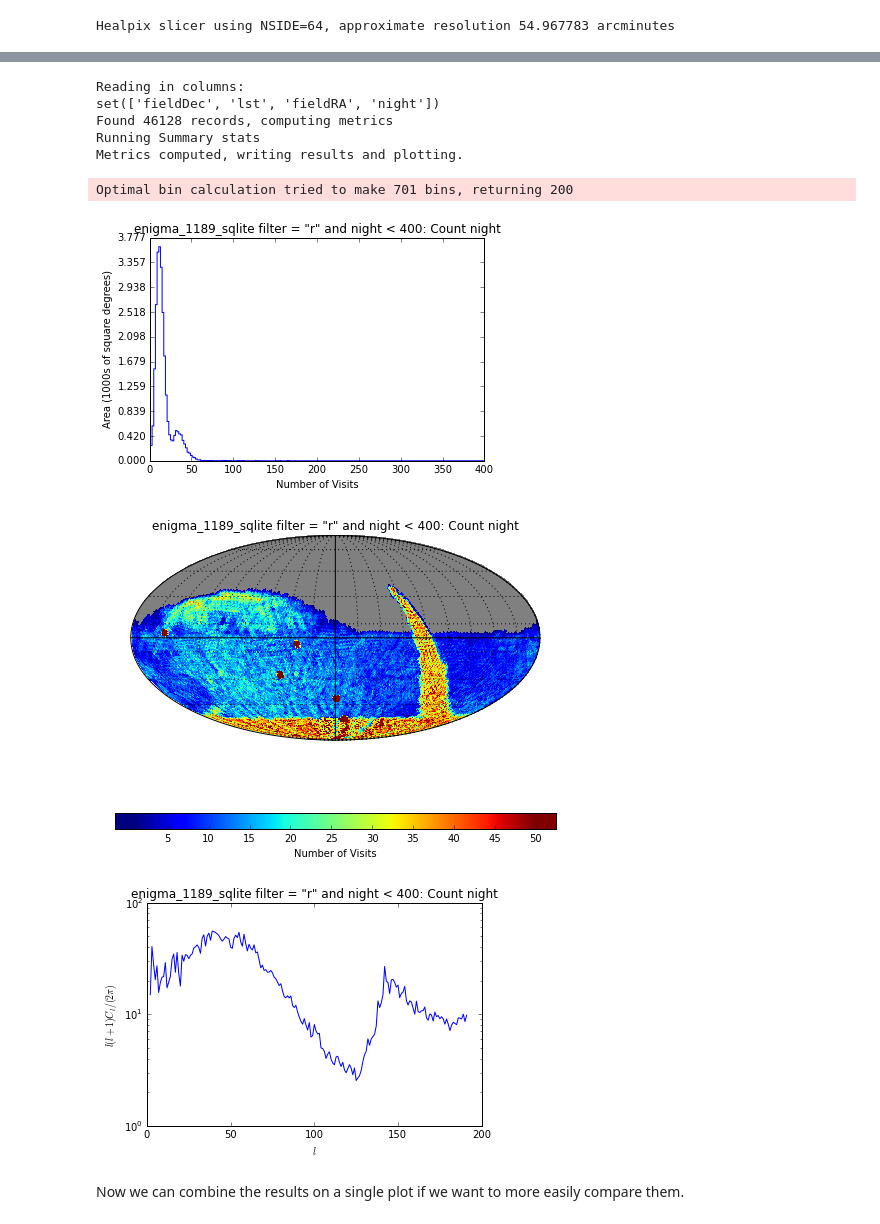
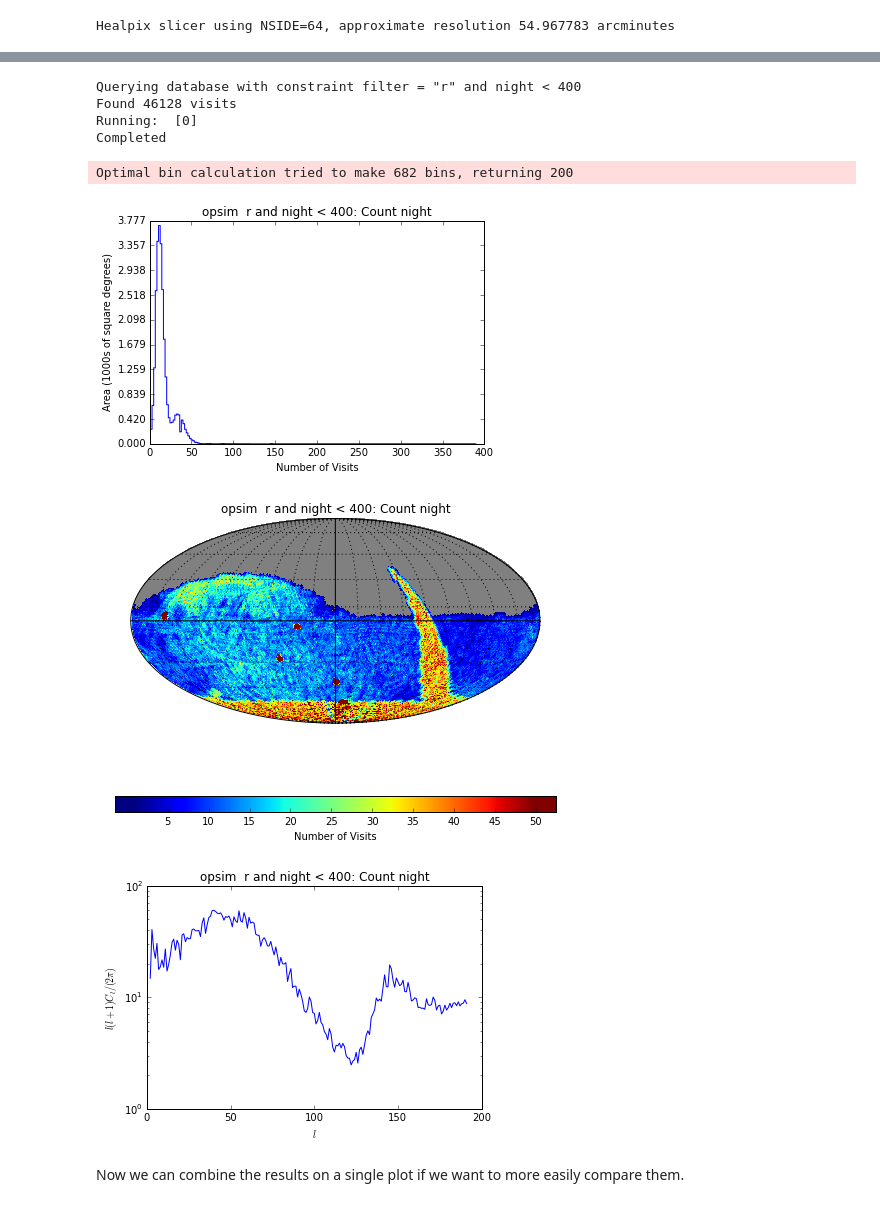
Before and after one commit to amnferguson/sims_maf_notebooks, a Jupyter notebook: notebooks/Stackers.ipynb, the cells around one changed output, grey strips where cells are left out. Cells and saved outputs as stored; diff of their text form; code cells hidden in the pictures.

```diff
--- a/notebooks/Stackers.ipynb
+++ b/notebooks/Stackers.ipynb
@@ -69,15 +73,15 @@ mafBundle['stackerList'] = [stackers.NightlyRandomDitherStacker(maxDither=1.75)]
-# %%
-metricResults_LargeDither = runBundle(mafBundle)
-# %% [output]
-Reading in columns:
-set(['fieldDec', 'lst', 'fieldRA', 'night'])
-Found 46128 records, computing metrics
-Running Summary stats
-Metrics computed, writing results and plotting.
-Optimal bin calculation tried to make 701 bins, returning 200
-[figure, removed]
-[figure, removed]
-[figure, removed]
+# %%
+bgroup2.runAll()
+bgroup2.plotAll()
+# %% [output]
+Querying database with constraint filter = "r" and night < 400
+Found 46128 visits
+Running:  [0]
+Completed
+Optimal bin calculation tried to make 682 bins, returning 200
+[figure, added]
+[figure, added]
+[figure, added]
 # %% [markdown]
 Now we can combine the results on a single plot if we want to more easily compare them.
 # %%
```
Also changed, not shown: parts of 14 cells of this notebook.
